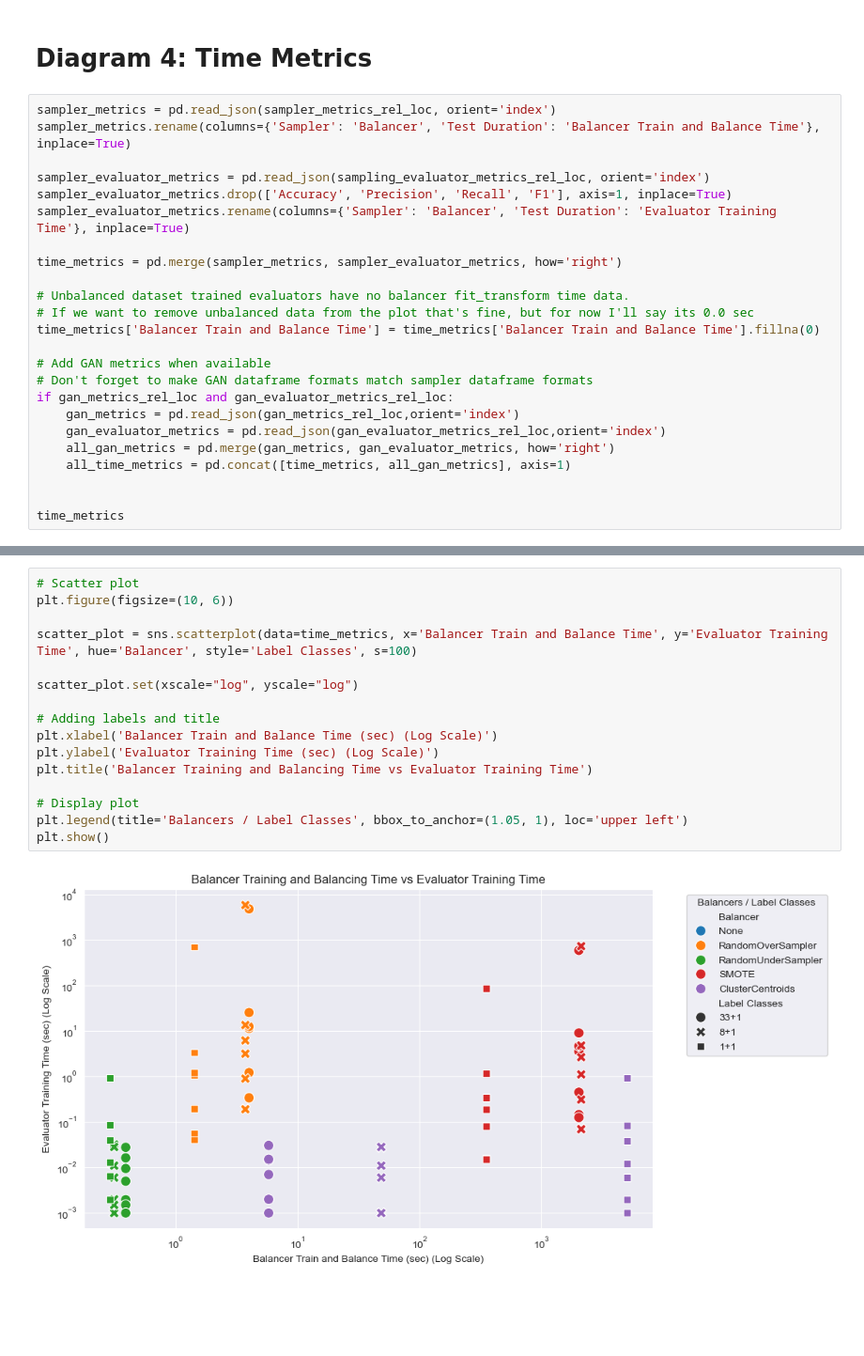
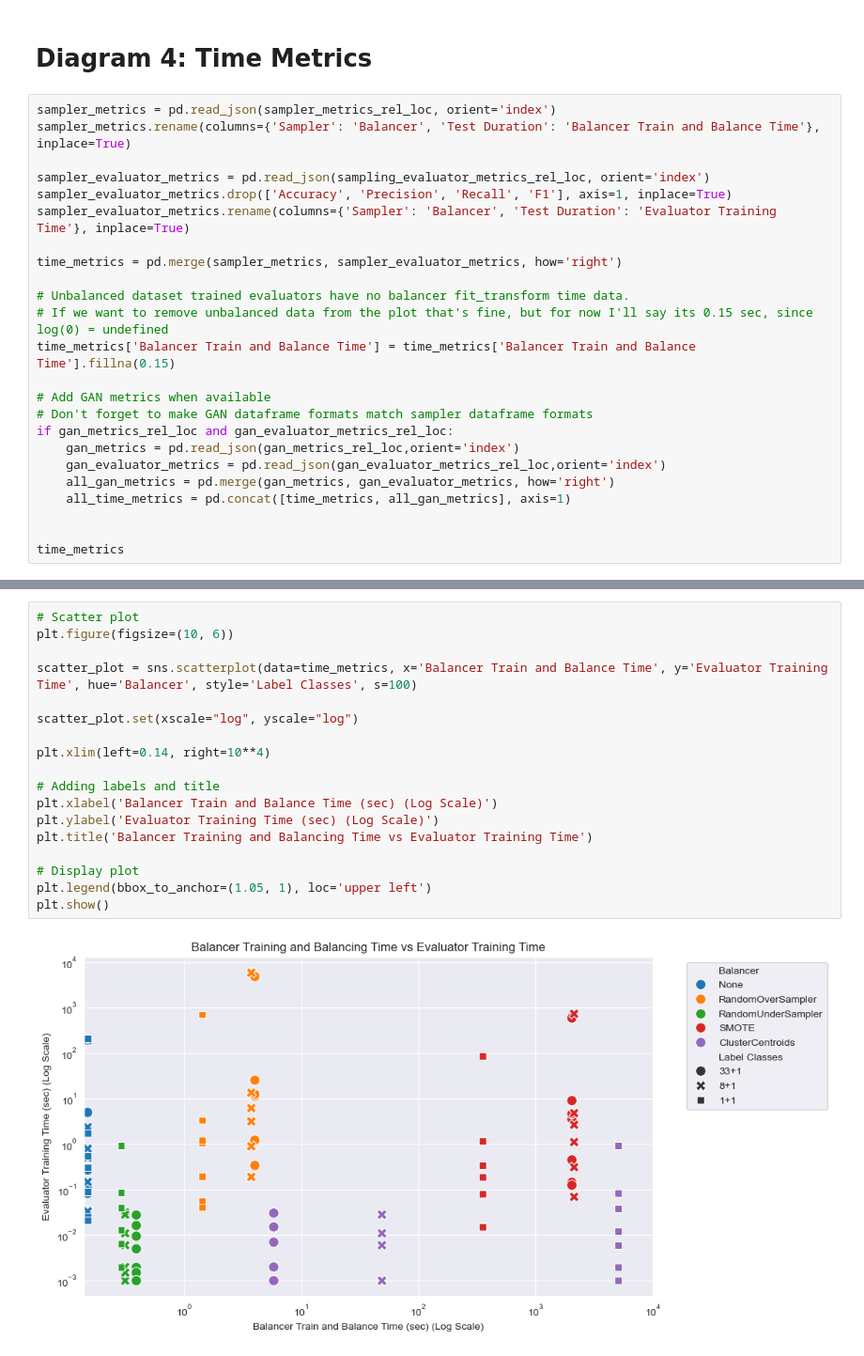
Before and after one commit to Keko787/Generating-a-Balanced-IoT-Cyber-Attack-Dataset-with-GAN-COIL-Collaboration-, a Jupyter notebook: graphs/results.ipynb, the cells around one changed output, grey strips where cells are left out. Shown: that part at 94% size. Cells and saved outputs as stored; diff of their text form; blank space fills up the shorter version.

Commit message:
Diagram 4: Changed unbalanced balancing time to from 0 to 0.15 so it can be shown graphically (log(0)=undefined), but is still faster than RUS

```diff
--- a/graphs/results.ipynb
+++ b/graphs/results.ipynb
@@ -176,8 +176,8 @@ sampler_evaluator_metrics.rename(columns={'Sampler': 'Balancer', 'Test Duration'
 time_metrics = pd.merge(sampler_metrics, sampler_evaluator_metrics, how='right')
 
 # Unbalanced dataset trained evaluators have no balancer fit_transform time data.
-# If we want to remove unbalanced data from the plot that's fine, but for now I'll say its 0.0 sec
-time_metrics['Balancer Train and Balance Time'] = time_metrics['Balancer Train and Balance Time'].fillna(0)
+# If we want to remove unbalanced data from the plot that's fine, but for now I'll say its 0.15 sec, since log(0) = undefined
+time_metrics['Balancer Train and Balance Time'] = time_metrics['Balancer Train and Balance Time'].fillna(0.15)
 
 # Add GAN metrics when available
 # Don't forget to make GAN dataframe formats match sampler dataframe formats
@@ -206,18 +206,20 @@ time_metrics
 # %%
 # Scatter plot
 plt.figure(figsize=(10, 6))
 
 scatter_plot = sns.scatterplot(data=time_metrics, x='Balancer Train and Balance Time', y='Evaluator Training Time', hue='Balancer', style='Label Classes', s=100)
 
 scatter_plot.set(xscale="log", yscale="log")
 
+plt.xlim(left=0.14, right=10**4)
+
 # Adding labels and title
 plt.xlabel('Balancer Train and Balance Time (sec) (Log Scale)')
 plt.ylabel('Evaluator Training Time (sec) (Log Scale)')
 plt.title('Balancer Training and Balancing Time vs Evaluator Training Time')
 
 # Display plot
-plt.legend(title='Balancers / Label Classes', bbox_to_anchor=(1.05, 1), loc='upper left')
+plt.legend(bbox_to_anchor=(1.05, 1), loc='upper left')
 plt.show()
 # %% [output]
-[figure, old version]
+[figure, new version]
```
Also changed, not shown: parts of 1 cell of this notebook.
